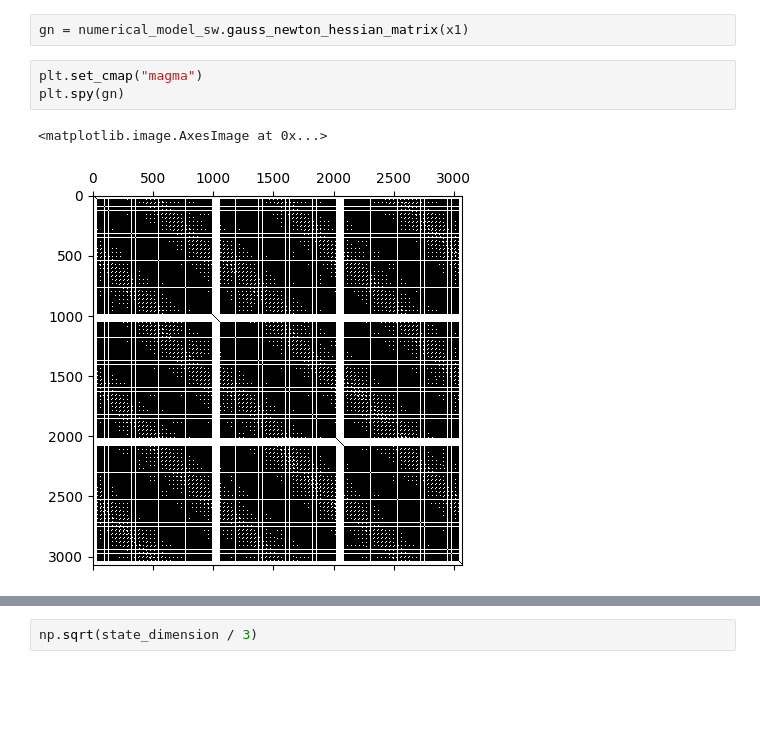
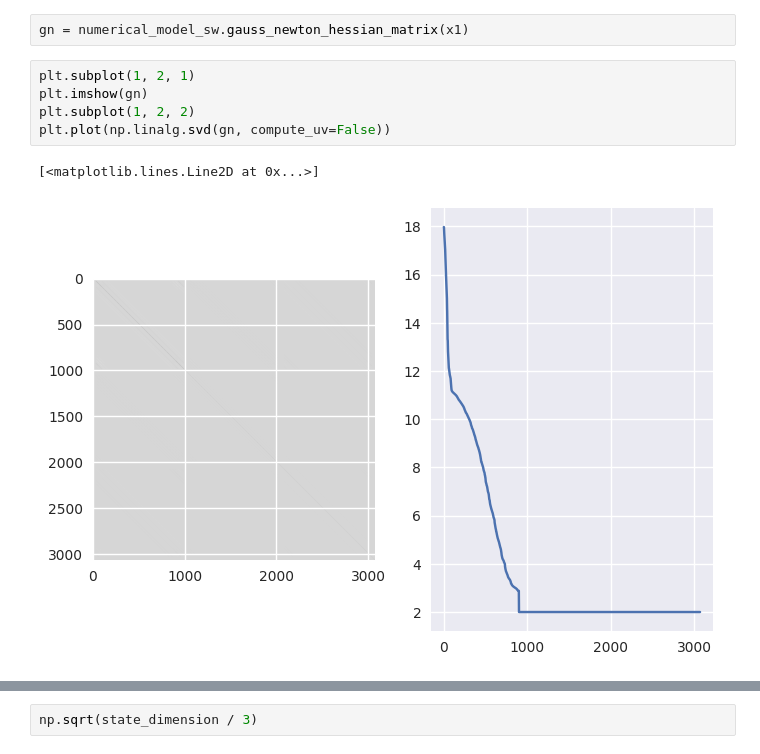
Before and after one commit to VTrappler/DA_PoC, a Jupyter notebook: notebooks/shallow_DA.ipynb, the cells around one changed output, grey strips where cells are left out. Cells and saved outputs as stored; diff of their text form; blank space fills up the shorter version.

```diff
--- a/notebooks/shallow_DA.ipynb
+++ b/notebooks/shallow_DA.ipynb
@@ -113,11 +116,13 @@ np.linalg.norm(grad_bck), np.linalg.norm(grad)
 # %%
 gn = numerical_model_sw.gauss_newton_hessian_matrix(x1)
-# %%
-plt.set_cmap("magma")
-plt.spy(gn)
-# %% [output]
-<matplotlib.image.AxesImage at 0x...>
-[figure, removed]
+# %%
+plt.subplot(1, 2, 1)
+plt.imshow(gn)
+plt.subplot(1, 2, 2)
+plt.plot(np.linalg.svd(gn, compute_uv=False))
+# %% [output]
+[<matplotlib.lines.Line2D at 0x...>]
+[figure, added]
 # %%
 np.linalg.cond(gn)
 # %% [output]
```
Also changed, not shown: parts of 26 cells of this notebook, 2 other files.
